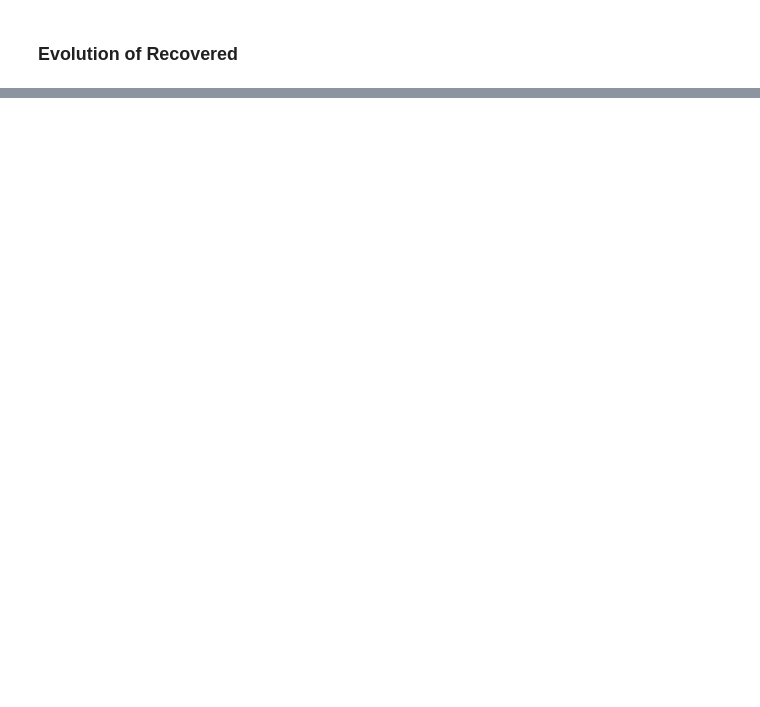
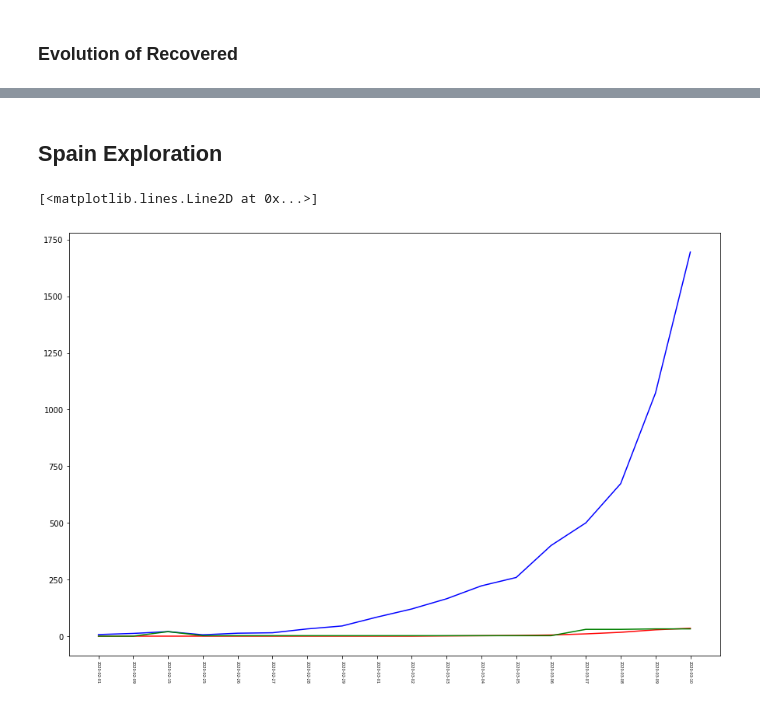
Before and after one commit to manumonforte/COVID-19-Evolution, a Jupyter notebook: Coronavirus_analysis.ipynb, the cells around one changed output, grey strips where cells are left out. Saved outputs shown, nothing was run; the diff lists cells and outputs as text; code cells hidden in the pictures; blank space fills up the shorter version.

Commit message:
add Spain graphics

```diff
--- a/Coronavirus_analysis.ipynb
+++ b/Coronavirus_analysis.ipynb
@@ -113,0 +128,18 @@ plt.plot(data_recovered, c="green")
+# %% [markdown]
+## Spain Exploration
+# %%
+spain_data = data.loc[data['Country/Region'] == "Spain"]
+spain_confirmed = spain_data[["day","Confirmed"]].groupby("day").sum()
+spain_deaths = spain_data[["day","Deaths"]].groupby("day").sum()
+spain_recovered = spain_data[["day","Recovered"]].groupby("day").sum()
+# %%
+plt.figure(figsize=(15,10))
+plt.xticks(rotation=270,fontsize=5)
+plt.xlabel="Recovered Cases"
+plt.ylabel="Date"
+plt.plot(spain_confirmed, c="blue")
+plt.plot(spain_deaths, c="red")
+plt.plot(spain_recovered, c="green")
+# %% [output]
+[<matplotlib.lines.Line2D at 0x...>]
+[figure, added]
```
Also changed, not shown: parts of 7 cells of this notebook.
